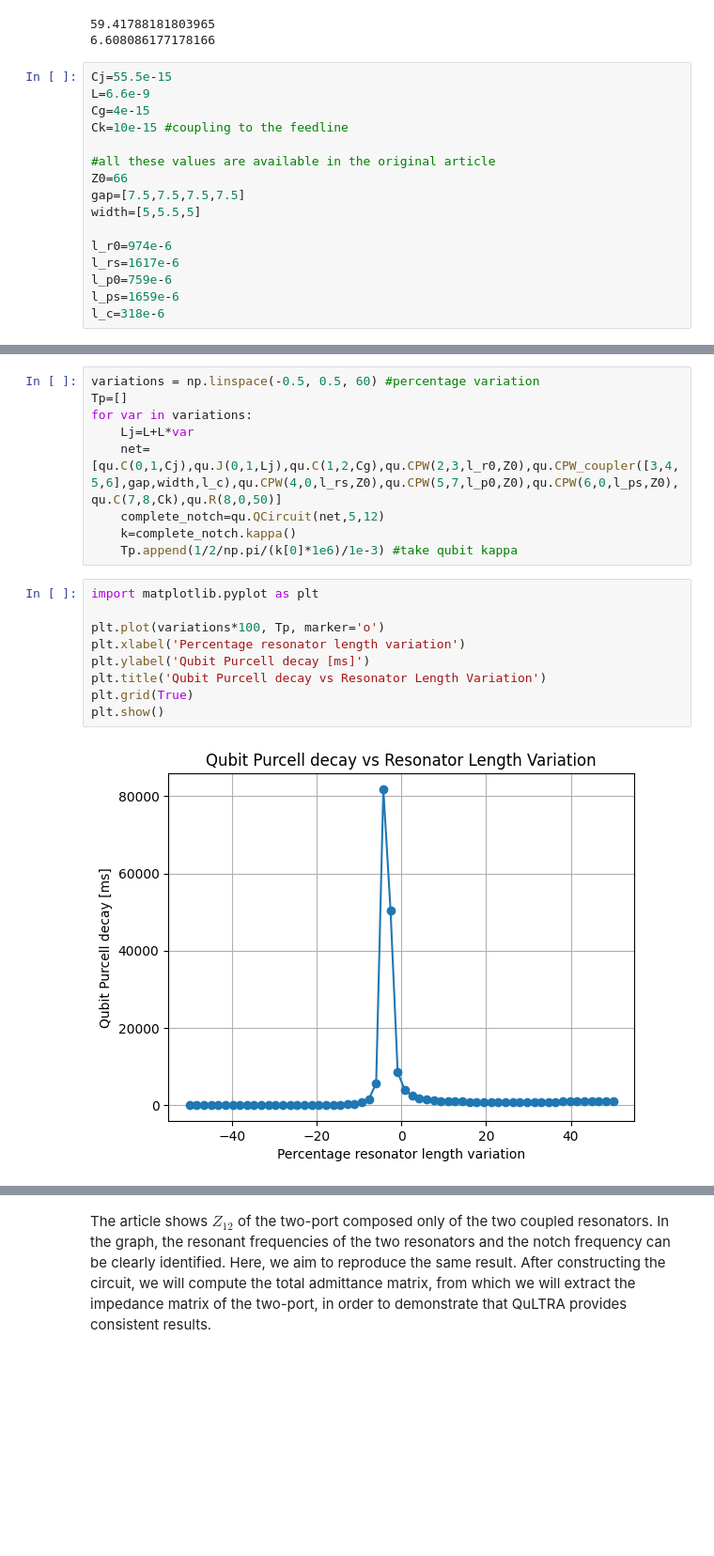
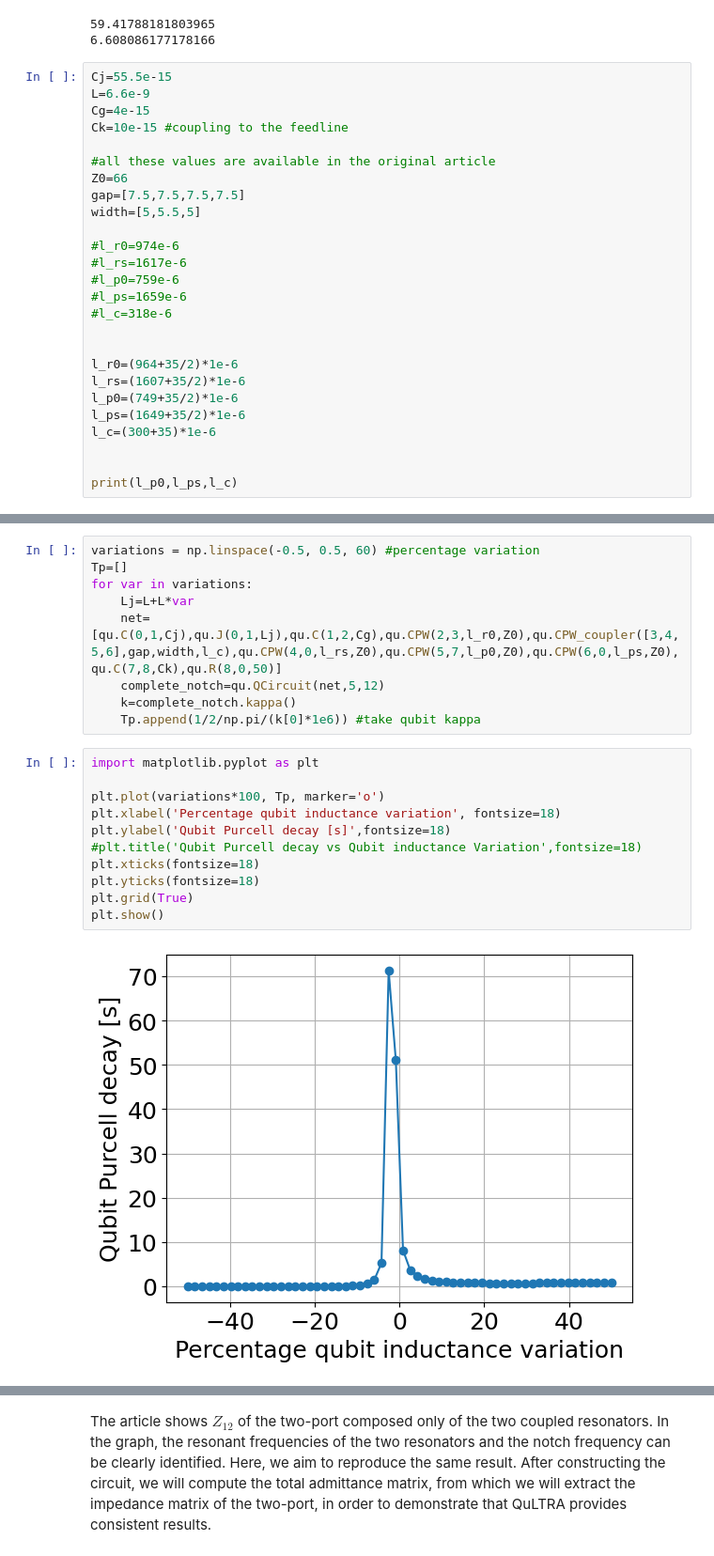
Before and after one commit to SimonaZaccaria/QuLTRA, a Jupyter notebook: tutorial/Intrinsic_Purcell_filter.ipynb, the cells around one changed output, grey strips where cells are left out. Shown at 94% size. Saved outputs shown, nothing was run; the diff lists cells and outputs as text; blank space fills up the shorter version.

```diff
--- a/tutorial/Intrinsic_Purcell_filter.ipynb
+++ b/tutorial/Intrinsic_Purcell_filter.ipynb
@@ -33,8 +33,18 @@ Z0=66
 gap=[7.5,7.5,7.5,7.5]
 width=[5,5.5,5]
 
-l_r0=974e-6
-l_rs=1617e-6
-l_p0=759e-6
-l_ps=1659e-6
-l_c=318e-6
+#l_r0=974e-6
+#l_rs=1617e-6
+#l_p0=759e-6
+#l_ps=1659e-6
+#l_c=318e-6
+
+
+l_r0=(964+35/2)*1e-6
+l_rs=(1607+35/2)*1e-6
+l_p0=(749+35/2)*1e-6
+l_ps=(1649+35/2)*1e-6
+l_c=(300+35)*1e-6
+
+
+print(l_p0,l_ps,l_c)
@@ -46,18 +58,20 @@ for var in variations:
     net=[qu.C(0,1,Cj),qu.J(0,1,Lj),qu.C(1,2,Cg),qu.CPW(2,3,l_r0,Z0),qu.CPW_coupler([3,4,5,6],gap,width,l_c),qu.CPW(4,0,l_rs,Z0),qu.CPW(5,7,l_p0,Z0),qu.CPW(6,0,l_ps,Z0),qu.C(7,8,Ck),qu.R(8,0,50)]
     complete_notch=qu.QCircuit(net,5,12)
     k=complete_notch.kappa()
-    Tp.append(1/2/np.pi/(k[0]*1e6)/1e-3) #take qubit kappa
+    Tp.append(1/2/np.pi/(k[0]*1e6)) #take qubit kappa
 # %%
 import matplotlib.pyplot as plt
 
 plt.plot(variations*100, Tp, marker='o')
-plt.xlabel('Percentage resonator length variation')
-plt.ylabel('Qubit Purcell decay [ms]')
-plt.title('Qubit Purcell decay vs Resonator Length Variation')
+plt.xlabel('Percentage qubit inductance variation', fontsize=18)
+plt.ylabel('Qubit Purcell decay [s]',fontsize=18)
+#plt.title('Qubit Purcell decay vs Qubit inductance Variation',fontsize=18)
+plt.xticks(fontsize=18)
+plt.yticks(fontsize=18)
 plt.grid(True)
 plt.show()
 # %% [output]
-[figure, old version]
+[figure, new version]
 # %%
 i=np.argmax(np.array(Tp))
 Lj=L+L*variations[i]
```
Also changed, not shown: parts of 8 cells of this notebook.
